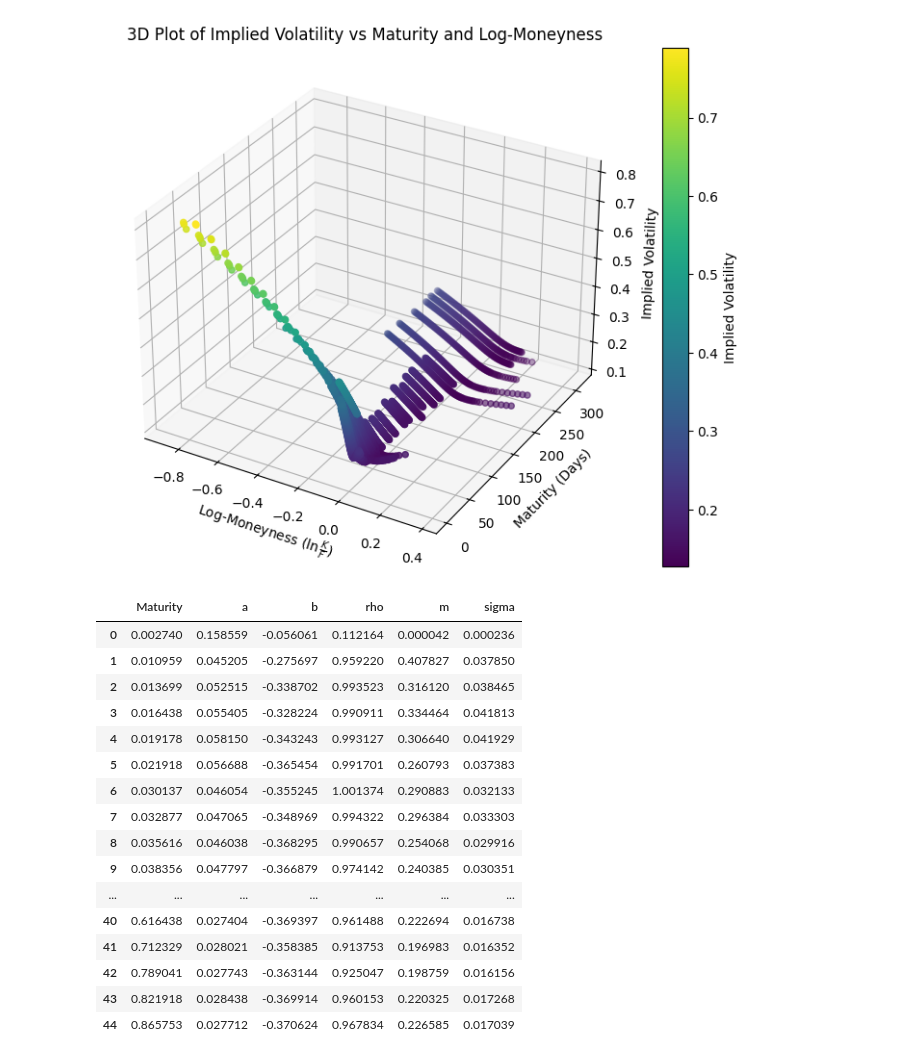
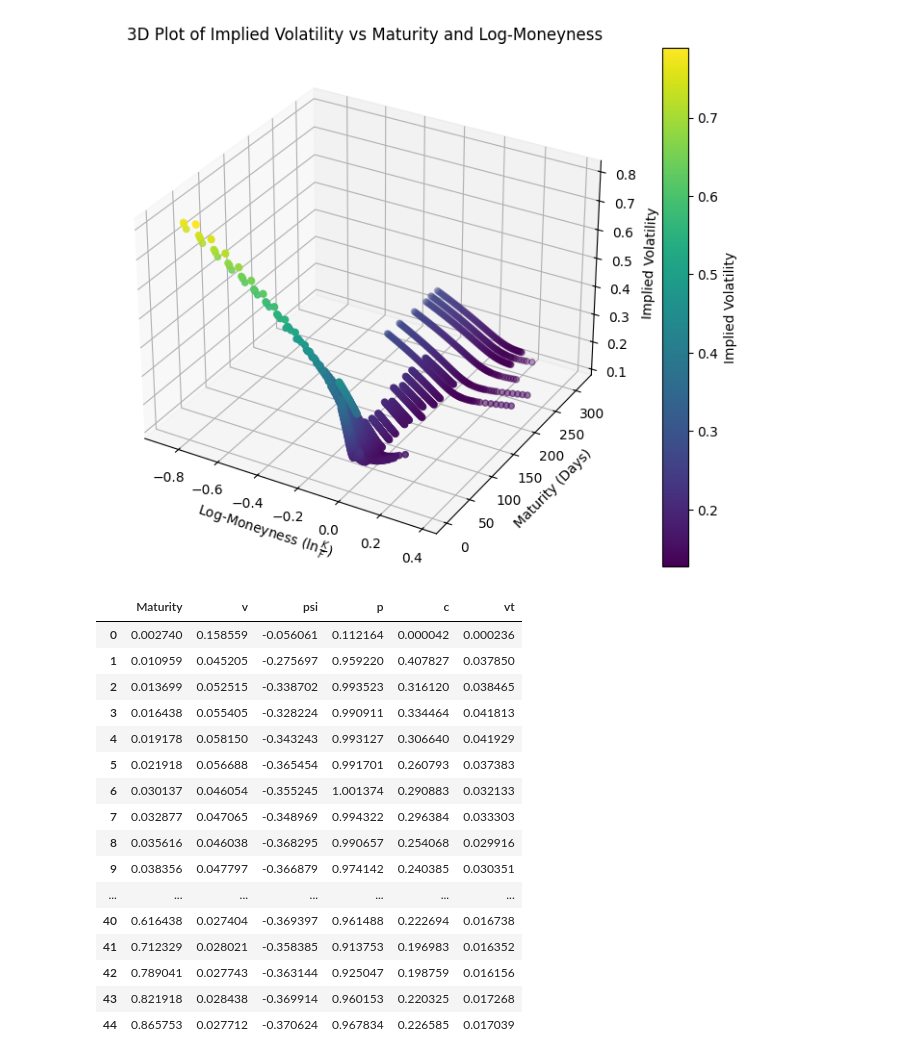
Before and after one commit to xwj0109/FYP, a Jupyter notebook: HestonCalibration.ipynb, the cells around one changed output. Drawn from its saved outputs; the diff is of its cells as text; code cells hidden in the pictures.

```diff
--- a/HestonCalibration.ipynb
+++ b/HestonCalibration.ipynb
@@ -518,9 +520,9 @@ plt.show()
 [figure]
 # %%
 svi_params = pd.read_csv(r'/Users/oscarxue/Downloads/svi_parameters.csv')
-#svi_params
+svi_params
 # %% [output]
-|  | Maturity | a | b | rho | m | sigma |
+|  | Maturity | v | psi | p | c | vt |
 | 0 | 0.002740 | 0.158559 | -0.056061 | 0.112164 | 0.000042 | 0.000236 |
 | 1 | 0.010959 | 0.045205 | -0.275697 | 0.959220 | 0.407827 | 0.037850 |
 | 2 | 0.013699 | 0.052515 | -0.338702 | 0.993523 | 0.316120 | 0.038465 |
```
Also changed, not shown: parts of 12 cells of this notebook.
